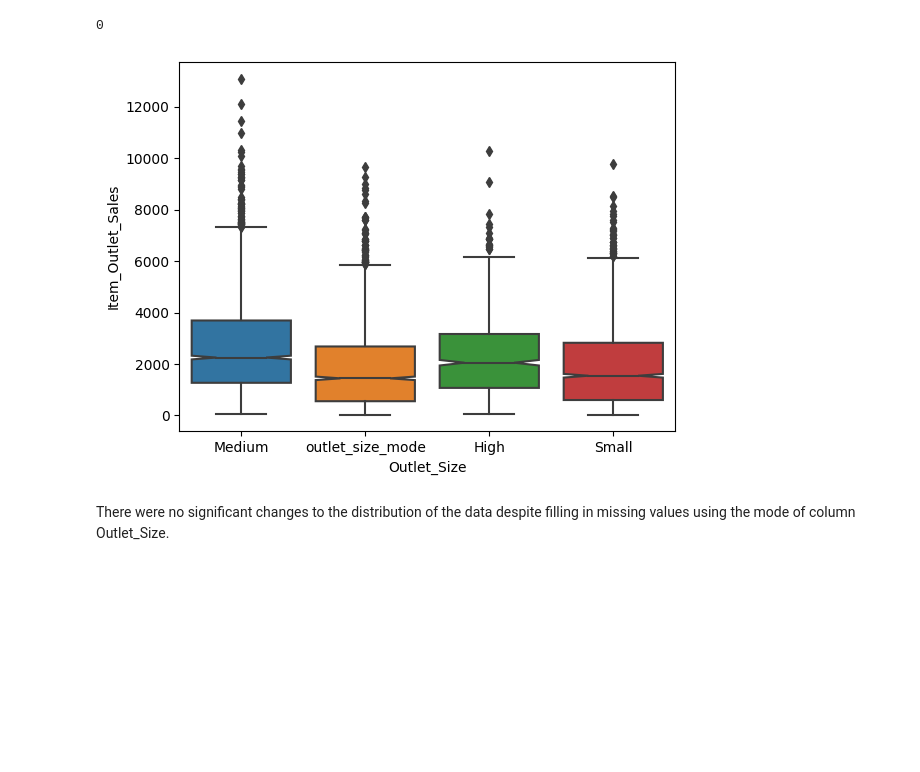
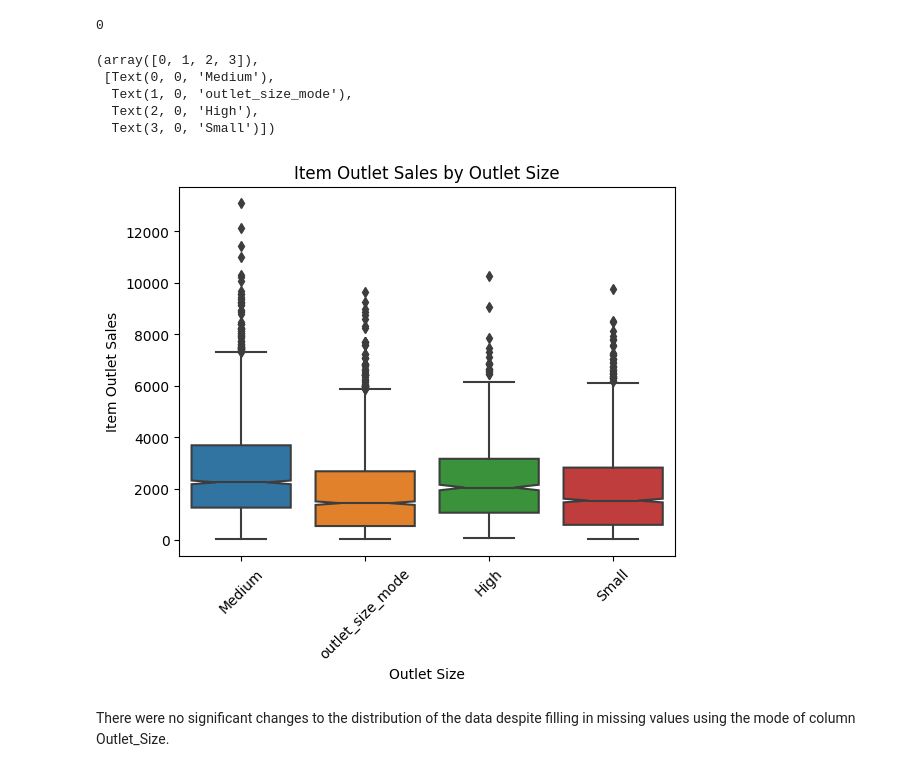
Before and after one commit to hannahcanon09/sales-predictions, a Jupyter notebook: CANON_Project_1_(Core).ipynb, the cells around one changed output. Cells and saved outputs as stored; diff of their text form; code cells hidden in the pictures; blank space fills up the shorter version.

```diff
--- a/CANON_Project_1_(Core).ipynb
+++ b/CANON_Project_1_(Core).ipynb
@@ -256,11 +296,24 @@ df['Outlet_Size'].isna().sum()
 # %%
 # Plotting boxplot for cols Outlet_Size and Item_Outlet_Sales to check if distribution changed
 
 # Dataset is still positvely skewed
 
 sns.boxplot(data = df, x='Outlet_Size', y = 'Item_Outlet_Sales', notch = True);
+
+# Set title and labels
+plt.title ('Item Outlet Sales by Outlet Size', fontsize= 'large')
+plt.xlabel('Outlet Size', fontsize = 'medium')
+plt.ylabel('Item Outlet Sales', fontsize = 'medium')
+
+# adjust x-ticks
+plt.xticks(rotation=45)
 # %% [output]
+(array([0, 1, 2, 3]),
+ [Text(0, 0, 'Medium'),
+  Text(1, 0, 'outlet_size_mode'),
+  Text(2, 0, 'High'),
+  Text(3, 0, 'Small')])
-[figure, old version]
+[figure, new version]
 # %% [markdown]
 There were no significant changes to the distribution of the data despite filling in missing values using the mode of column Outlet_Size.
 # %%
```
Also changed, not shown: parts of 9 cells of this notebook.
